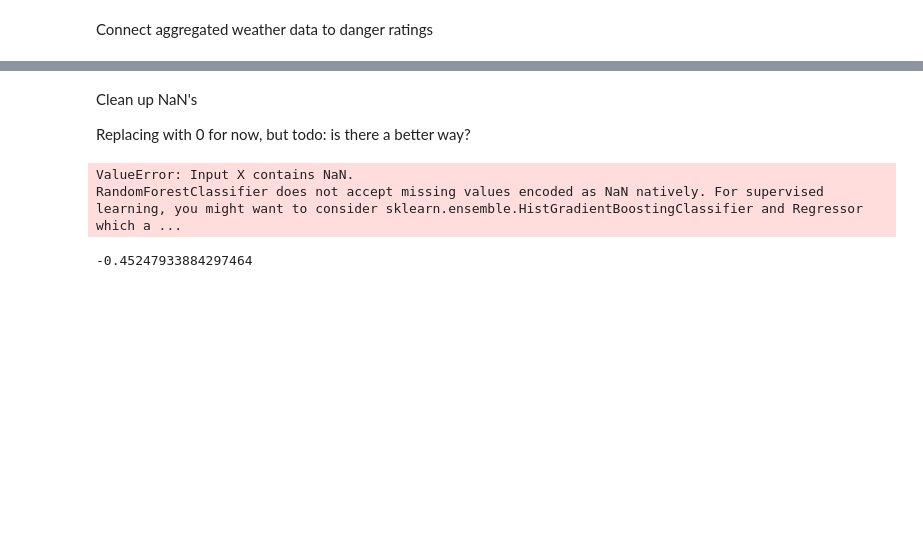
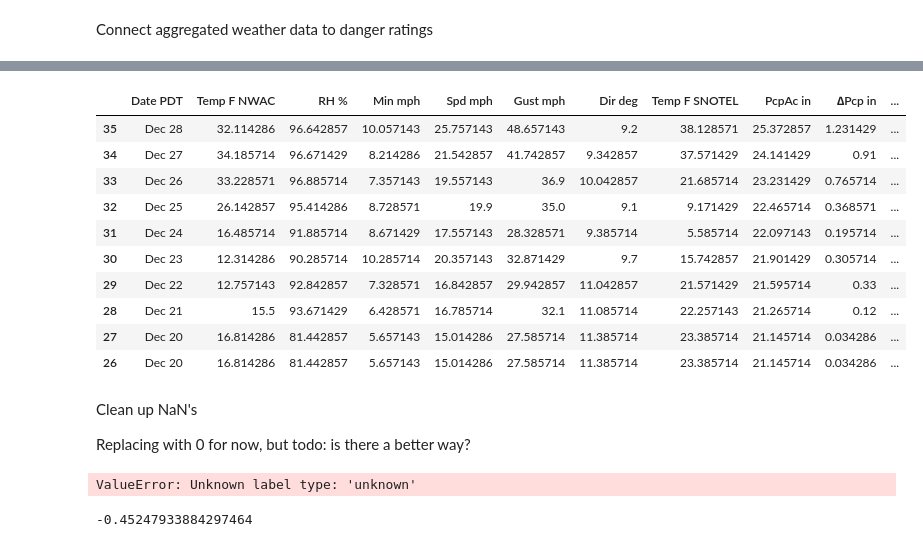
Before and after one commit to itsjpb/470-avalanche-prediction, a Jupyter notebook: jupyter/better_metrics.ipynb, the cells around one changed output, grey strips where cells are left out. Saved outputs shown, nothing was run; the diff lists cells and outputs as text; code cells hidden in the pictures; blank space fills up the shorter version.

Commit message:
simple metrics

```diff
--- a/jupyter/better_metrics.ipynb
+++ b/jupyter/better_metrics.ipynb
@@ -167,13 +167,16 @@ Connect aggregated weather data to danger ratings
 # todo: how do we weight closer days higher?
 # number of previous days to aggregate
 
+
+import math
+
 # --- Set things up
 seasonal_nwac = get_seasonal_nwac()
-seasonal_nwac.fillna(0)
+seasonal_nwac = seasonal_nwac.fillna(0)
 seasonal_nwac = map_winddirection_to_number(seasonal_nwac)
 
 seasonal_snotel = get_seasonal_snotel()
-seasonal_snotel.fillna(0)
+seasonal_snotel = seasonal_snotel.fillna(0)
 
 seasonal_weather = get_seasonal_weather(seasonal_nwac, seasonal_snotel)
 
@@ -186,6 +189,13 @@ seasonal_danger = map_dangerrating_to_number(seasonal_danger)
 
 def setup_training_data(seasonal_df):
     training_data = pd.DataFrame([], columns=seasonal_df.columns)
+    # Add columns for the new metrics
+    training_data['Max Air Temp 24hr'] = None
+    training_data['Max Air Temp 72hr'] = None
+    training_data['Total Snowfall 24hr'] = None
+    training_data['Total Snowfall 72hr'] = None
+    training_data['Max Windspeed 24hr'] = None
+    # Add column for danger rating
     training_data['Danger Rating'] = None
     return training_data
 
@@ -206,7 +216,35 @@ def connect_danger_to_aggregated_weather(seasonal_df, danger_df, result_df):
         return seasonal_df[(seasonal_df == date_start).any(axis=1)].index[0]
 
     def aggregate(days_df):
-        return days_df.drop('Date PDT', axis=1).mean()
+        def get_past_day(days_df):
+            # seems to work correctly
+            return days_df.iloc[0:24]
+        def get_max_air_temp(day):
+            return day['Temp F NWAC'].max()
+        def get_total_snofall(day):
+            return day['PcpAc in'].sum()
+        def get_max_wind(day):
+            print('getting max for:')
+            print(day.head())
+            wind = day['Spd mph'].max() # should we use gust?
+            if math.isnan(wind):
+                return 0
+            return wind
+
+        past_day = get_past_day(days_df)
+        max_temp_24 = get_max_air_temp(past_day)
+        max_temp_72 = get_max_air_temp(days_df)
+        snowfall_24 = get_total_snofall(past_day)
+        snowfall_72 = get_total_snofall(days_df)
+        max_wind_24 = get_max_wind(past_day)
+        days_df = days_df.drop('Date PDT', axis=1).mean()
+        days_df['Max Air Temp 24hr'] = max_temp_24
+        days_df['Max Air Temp 72hr'] = max_temp_72
+        days_df['Total Snowfall 24hr'] = snowfall_24
+        days_df['Total Snowfall 72hr'] = snowfall_72
+        days_df['Max Windspeed 24hr'] = max_wind_24
+
+        return days_df
 
     def add_and_reindex(result_df, row):
         result_df.loc[-1] = row
@@ -222,3 +260,17 @@ def connect_danger_to_aggregated_weather(seasonal_df, danger_df, result_df):
     for idx, row in danger_df.iterrows():
         date, date_start = get_date_and_datestart(row)
         # Use this to index the seasonal dataframe
+        idx = get_idx(seasonal_df, date_start)
+        # Get the past x days
+        days_past = get_days_past(seasonal_df)
+        # Aggregate them
+        agg_past = aggregate(days_past)
+        # Tag with date and danger rating
+        agg_past = add_date_and_danger(agg_past, date, row['Danger Rating'])
+        # Add back into the dataframe
+        result_df = add_and_reindex(result_df, agg_past)
+    return result_df
+
+training_data = connect_danger_to_aggregated_weather(seasonal_weather, seasonal_danger, training_data)
+training_data.iloc[110:120]
+# %% [output]
@@ -225,3 +294,14 @@ def connect_danger_to_aggregated_weather(seasonal_df, danger_df, result_df):
+|  | Date PDT | Temp F NWAC | RH % | Min mph | Spd mph | Gust mph | Dir deg | Temp F SNOTEL | PcpAc in | ∆Pcp in | ... |
+| 35 | Dec 28 | 32.114286 | 96.642857 | 10.057143 | 25.757143 | 48.657143 | 9.2 | 38.128571 | 25.372857 | 1.231429 | ... |
+| 34 | Dec 27 | 34.185714 | 96.671429 | 8.214286 | 21.542857 | 41.742857 | 9.342857 | 37.571429 | 24.141429 | 0.91 | ... |
+| 33 | Dec 26 | 33.228571 | 96.885714 | 7.357143 | 19.557143 | 36.9 | 10.042857 | 21.685714 | 23.231429 | 0.765714 | ... |
+| 32 | Dec 25 | 26.142857 | 95.414286 | 8.728571 | 19.9 | 35.0 | 9.1 | 9.171429 | 22.465714 | 0.368571 | ... |
+| 31 | Dec 24 | 16.485714 | 91.885714 | 8.671429 | 17.557143 | 28.328571 | 9.385714 | 5.585714 | 22.097143 | 0.195714 | ... |
+| 30 | Dec 23 | 12.314286 | 90.285714 | 10.285714 | 20.357143 | 32.871429 | 9.7 | 15.742857 | 21.901429 | 0.305714 | ... |
+| 29 | Dec 22 | 12.757143 | 92.842857 | 7.328571 | 16.842857 | 29.942857 | 11.042857 | 21.571429 | 21.595714 | 0.33 | ... |
+| 28 | Dec 21 | 15.5 | 93.671429 | 6.428571 | 16.785714 | 32.1 | 11.085714 | 22.257143 | 21.265714 | 0.12 | ... |
+| 27 | Dec 20 | 16.814286 | 81.442857 | 5.657143 | 15.014286 | 27.585714 | 11.385714 | 23.385714 | 21.145714 | 0.034286 | ... |
+| 26 | Dec 20 | 16.814286 | 81.442857 | 5.657143 | 15.014286 | 27.585714 | 11.385714 | 23.385714 | 21.145714 | 0.034286 | ... |
 # %% [markdown]
 Clean up NaN's
 
@@ -250,8 +330,7 @@ rf_regressor.fit(x_train, y_train)
 y_pred_train = rf_regressor.predict(x_train)
 r2_score(y_train, y_pred_train)
 # %% [output]
-ValueError: Input X contains NaN.
-RandomForestClassifier does not accept missing values encoded as NaN natively. For supervised learning, you might want to consider sklearn.ensemble.HistGradientBoostingClassifier and Regressor which a ...
+ValueError: Unknown label type: 'unknown'
 # %%
 y_pred = rf_regressor.predict(x_test)
 r2_score(y_test, y_pred)
```
Also changed, not shown: parts of 1 cell of this notebook.
